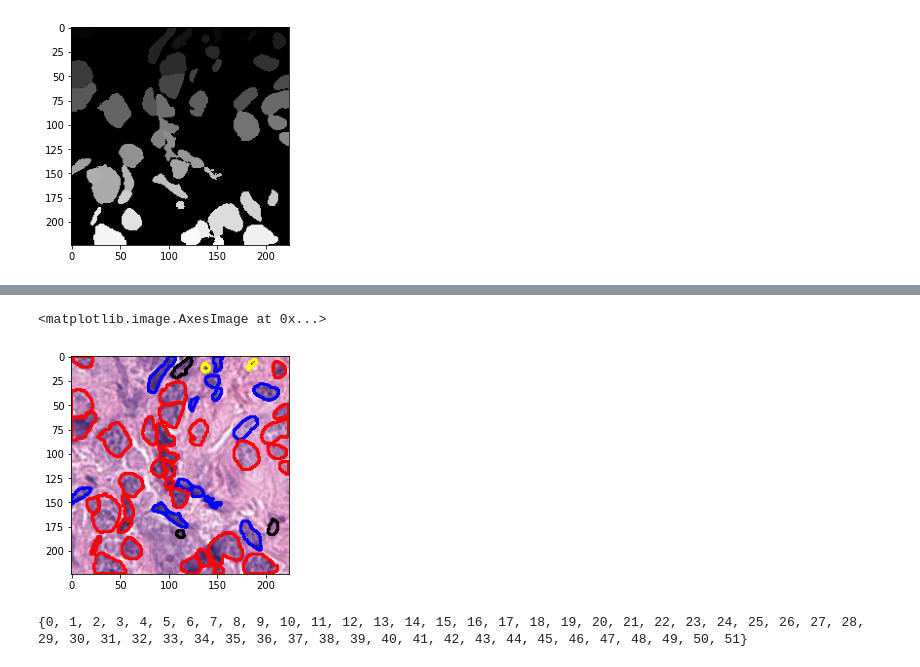
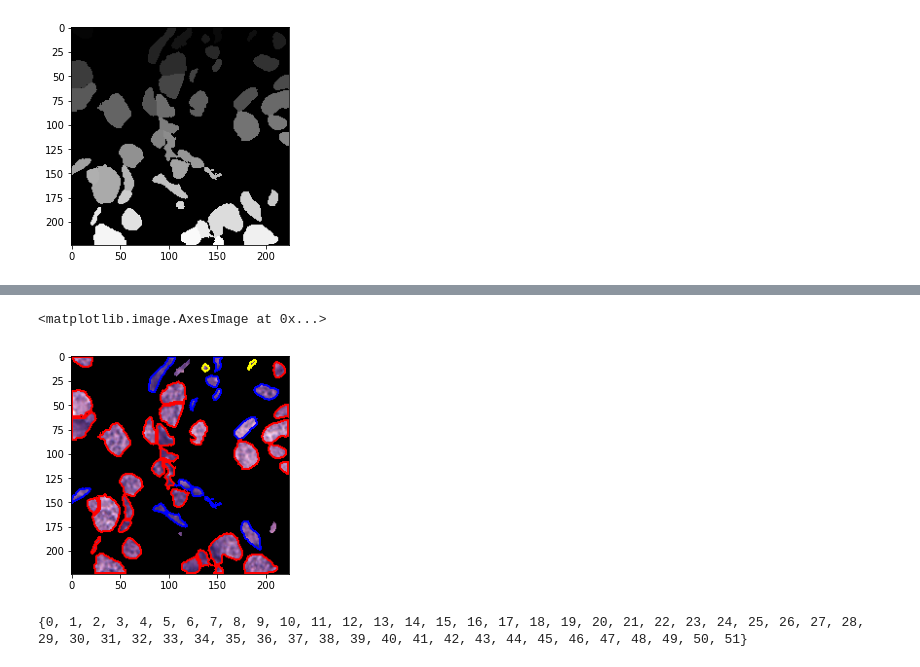
Before and after one commit to vrishk/cs230, a Jupyter notebook: dlbcl-morph/HoVer-Net Exploration.ipynb, the cells around one changed output, grey strips where cells are left out. Saved outputs shown, nothing was run; the diff lists cells and outputs as text; code cells hidden in the pictures.

```diff
--- a/dlbcl-morph/HoVer-Net Exploration.ipynb
+++ b/dlbcl-morph/HoVer-Net Exploration.ipynb
@@ -38,3 +38,7 @@ plt.imshow(seg_map, cmap="gray")
 (224, 224)
 <matplotlib.image.AxesImage at 0x...>
 [figure]
+# %%
+binary_seg_mask = seg_map.copy()
+binary_seg_mask[binary_seg_mask > 0] = 1
+plt.imshow(binary_seg_mask, cmap="gray")
@@ -41,8 +56,8 @@ plt.imshow(seg_map, cmap="gray")
 # %%
-plt.imshow(image)
+plt.imshow(image * np.stack((binary_seg_mask,)*3, axis=-1))
 # %% [output]
 <matplotlib.image.AxesImage at 0x...>
-[figure, old version]
+[figure, new version]
 # %%
 cell_nums = set(seg_map.flatten())
 print(cell_nums)
```
Also changed, not shown: parts of 31 cells of this notebook, 1 other file.
